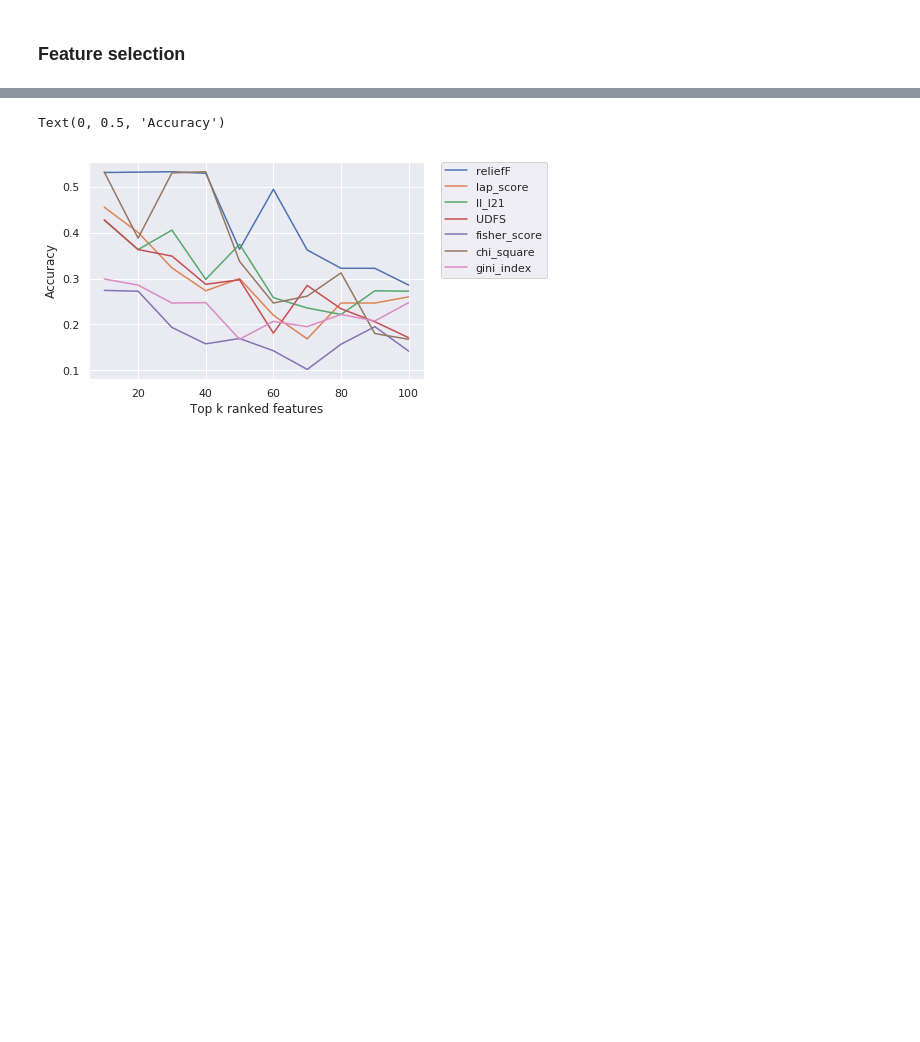
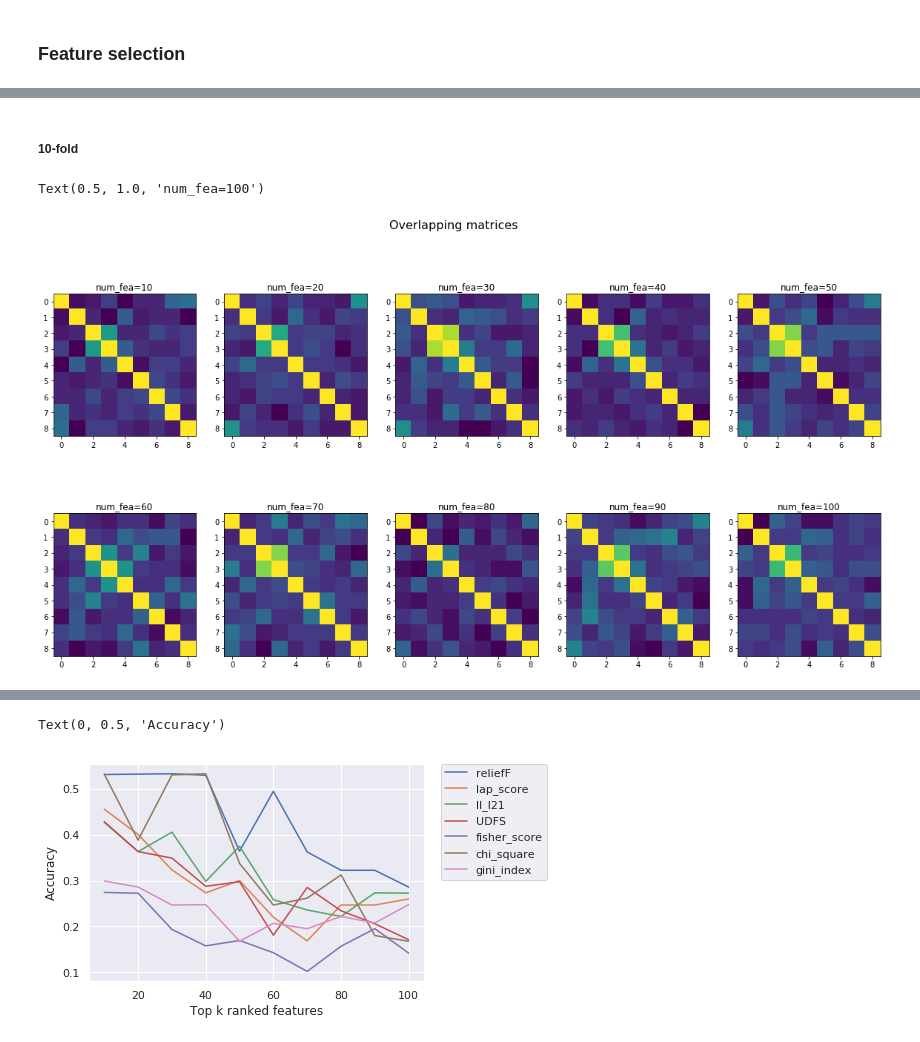
Before and after one commit to Raouaaa/Master_project, a Jupyter notebook: FS-RH.ipynb, the cells around one changed output, grey strips where cells are left out. Cells and saved outputs as stored; diff of their text form; code cells hidden in the pictures; blank space fills up the shorter version.

```diff
--- a/FS-RH.ipynb
+++ b/FS-RH.ipynb
@@ -230,0 +254,4 @@ def training(cv,k,FS_method):
+# %%
+dataframe_ranking_10fold=dataframe_ranking.copy()
+dataframe_weights_10fold=dataframe_weights.copy()
+dataframe_accuracies_10fold=dataframe_accuracies.copy()
@@ -263,0 +372,3 @@ kf5.get_n_splits(X)
+# %%
+dataframe_ranking_10fold['overlapping']=dataframe_ranking_10fold.apply(
+    lambda row:FS_to_FS_similarity(row),axis=1)
@@ -263,0 +420,39 @@ kf5.get_n_splits(X)
+# %% [markdown]
+##### 10-fold
+# %%
+plt.figure(figsize=(20,10))
+plt.suptitle('Overlapping matrices', fontsize=16)
+
+plt.subplot(2, 5, 1)
+plt.imshow(dataframe_ranking_10fold.overlapping[10])
+plt.title('num_fea=10')
+plt.subplot(2, 5, 2)
+plt.imshow(dataframe_ranking_10fold.overlapping[20])
+plt.title('num_fea=20')
+plt.subplot(2, 5, 3)
+plt.imshow(dataframe_ranking_10fold.overlapping[30])
+plt.title('num_fea=30')
+plt.subplot(2, 5, 4)
+plt.imshow(dataframe_ranking_10fold.overlapping[40])
+plt.title('num_fea=40')
+plt.subplot(2, 5, 5)
+plt.imshow(dataframe_ranking_10fold.overlapping[50])
+plt.title('num_fea=50')
+plt.subplot(2, 5, 6)
+plt.imshow(dataframe_ranking_10fold.overlapping[60])
+plt.title('num_fea=60')
+plt.subplot(2, 5, 7)
+plt.imshow(dataframe_ranking_10fold.overlapping[70])
+plt.title('num_fea=70')
+plt.subplot(2, 5, 8)
+plt.imshow(dataframe_ranking_10fold.overlapping[80])
+plt.title('num_fea=80')
+plt.subplot(2, 5, 9)
+plt.imshow(dataframe_ranking_10fold.overlapping[90])
+plt.title('num_fea=90')
+plt.subplot(2, 5, 10)
+plt.imshow(dataframe_ranking_10fold.overlapping[100])
+plt.title('num_fea=100')
+# %% [output]
+Text(0.5, 1.0, 'num_fea=100')
+[figure, added]
```
Also changed, not shown: parts of 96 cells of this notebook, 18 other files.
